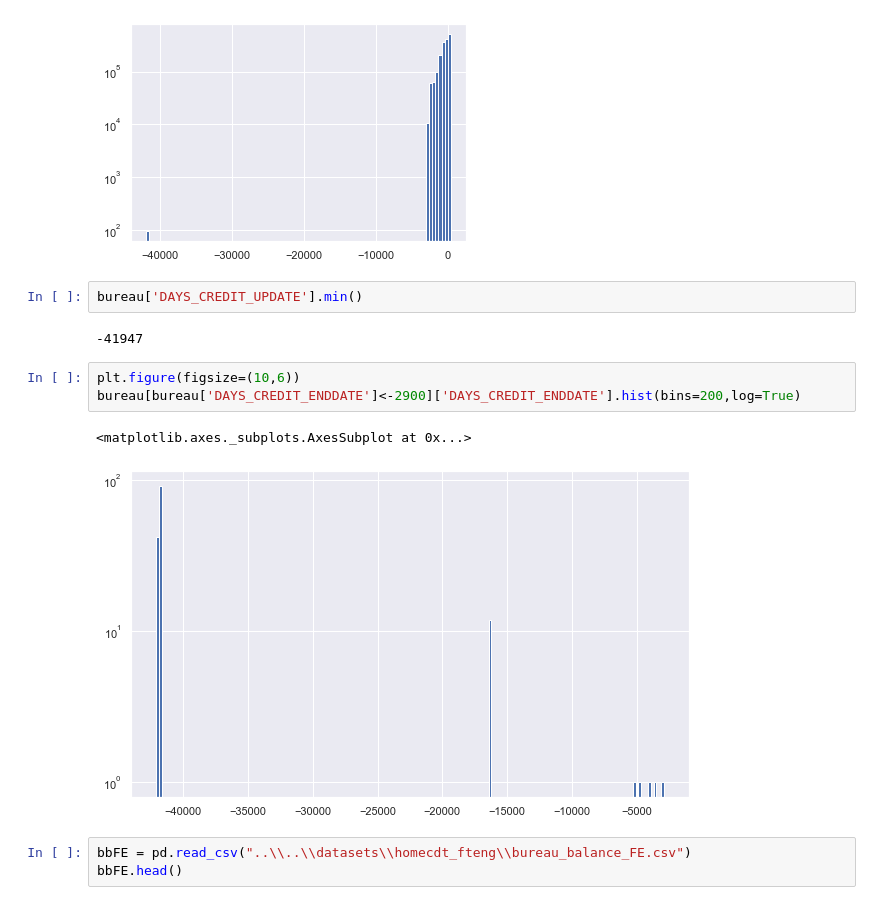
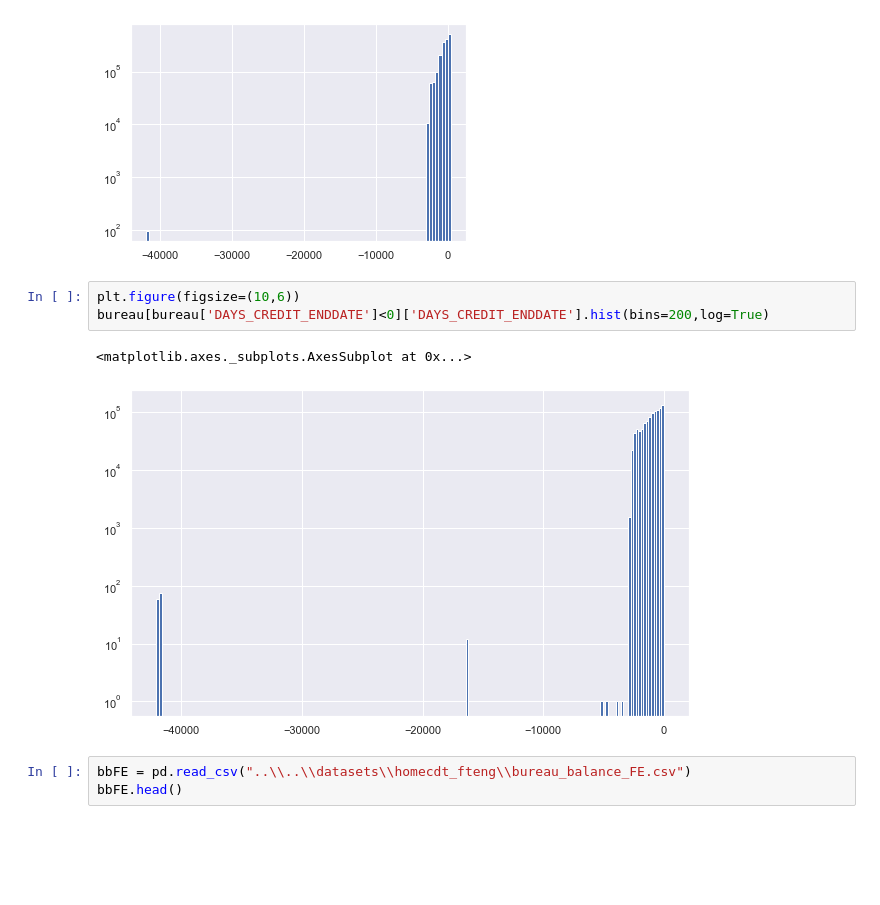
Before and after one commit to stansuo/BDSE12-Group3, a Jupyter notebook: notebooks/homecdt_fteng/ht_Bureau_FE.ipynb, the cells around one changed output. Cells and saved outputs as stored; diff of their text form; blank space fills up the shorter version.

```diff
--- a/notebooks/homecdt_fteng/ht_Bureau_FE.ipynb
+++ b/notebooks/homecdt_fteng/ht_Bureau_FE.ipynb
@@ -71,16 +70,12 @@ bureau['DAYS_CREDIT_UPDATE'].hist(bins=100,log=True)
 # %% [output]
 <matplotlib.axes._subplots.AxesSubplot at 0x...>
 [figure]
-# %%
-bureau['DAYS_CREDIT_UPDATE'].min()
-# %% [output]
--41947
 # %%
 plt.figure(figsize=(10,6))
-bureau[bureau['DAYS_CREDIT_ENDDATE']<-2900]['DAYS_CREDIT_ENDDATE'].hist(bins=200,log=True)
+bureau[bureau['DAYS_CREDIT_ENDDATE']<0]['DAYS_CREDIT_ENDDATE'].hist(bins=200,log=True)
 # %% [output]
 <matplotlib.axes._subplots.AxesSubplot at 0x...>
-[figure, old version]
+[figure, new version]
 # %%
 bbFE = pd.read_csv("..\\..\\datasets\\homecdt_fteng\\bureau_balance_FE.csv")
 bbFE.head()
```
Also changed, not shown: parts of 52 cells of this notebook, 2 other files.
